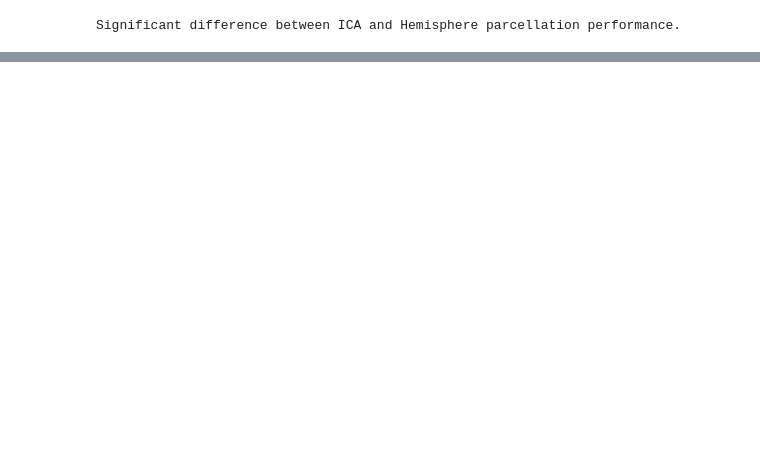
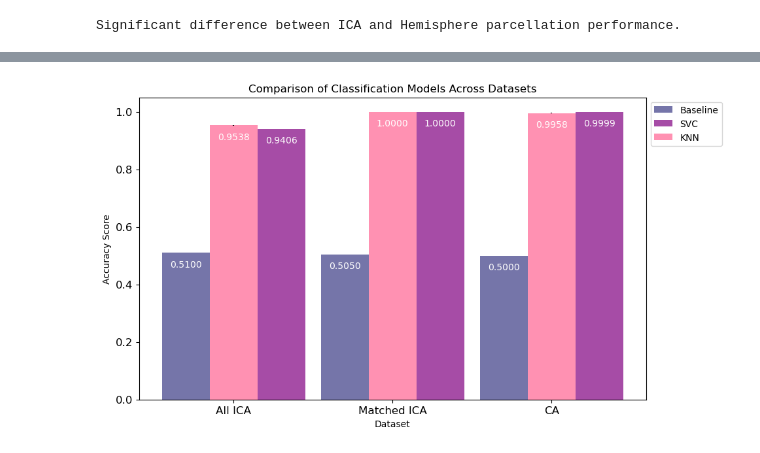
Before and after one commit to vickyli1015/Public-DSC180B-Functional-Connectivity-Project, a Jupyter notebook: comparing_data.ipynb, the cells around one changed output, grey strips where cells are left out. Cells and saved outputs as stored; diff of their text form; code cells hidden in the pictures; blank space fills up the shorter version.

Commit message:
new models

```diff
--- a/comparing_data.ipynb
+++ b/comparing_data.ipynb
@@ -62,0 +86,18 @@ else:
+# %%
+#matched ICA data
+svc_m = np.load('SVC_acc_matched.npy')
+knn_m = np.load('matched_data_knn.npy')
+embed_reg_m = np.load('embed_reg_matched.npy')
+knn_r_m = np.load('knn_reg_matched.npy')
+
+##ca data
+svc_ca = np.load('SVC_hem_data.npy')
+knn_ca = np.load('ca_data_knn.npy')
+embed_reg_ca = np.load('embed_reg_ca.npy')
+knn_r_ca = np.load('knn_reg_ca.npy')
+
+#ica all
+svc_all = np.load('SVC_acc_icaall.npy')
+knn_all = np.load('icaall_data_knn.npy')
+embed_reg_all = np.load('embed_reg_icaall.npy')
+knn_r_all = np.load('knn_reg_icaall.npy')
@@ -62,0 +229,55 @@ else:
+# %%
+import numpy as np
+import matplotlib.pyplot as plt
+import pandas as pd
+from scipy.stats import sem
+
+# Example data: Each row is a dataset, and values are results for that dataset
+np.random.seed(42)
+data1 =   np.vstack((svc_all, svc_m, svc_ca))# Simulated dataset results for Model 1
+data2 = np.vstack((knn_all[:, 2], knn_m[:, 2], knn_ca[:, 2]))  # Simulated dataset results for Model 2
+
+# Compute mean and standard error of the mean (SEM)
+mean1 = np.mean(data1, axis=1)
+std1 = sem(data1, axis=1)
+
+mean2 = np.mean(data2, axis=1)
+std2 = sem(data2, axis=1)
+
+# Fixed reference values at 0.5
+fixed_values = [0.51, 0.505, 0.5]#np.full(len(mean1), 0.5)
+
+# Plot settings
+n_datasets = len(mean1)
+bar_width = 0.3  # Adjust width to fit all bars
+x = np.arange(n_datasets)  # X positions for datasets
+
+fig, ax = plt.subplots(figsize=(10, 6))
+
+# Plot bars with error bars
+bars1 = ax.bar(x - bar_width, fixed_values, width=bar_width, alpha=0.6, color="midnightblue", label="Baseline")
+bars2 = ax.bar(x + bar_width, mean1, yerr=std1, width=bar_width, alpha=0.7, color="purple", label="SVC")
+bars3 = ax.bar(x, mean2, yerr=std2, width=bar_width, alpha=0.7, color=pink, label="KNN")
+# bars3 = ax.bar(x + bar_width, fixed_values, width=bar_width, alpha=0.6, color="blue", label="Fixed 0.5")
+
+# Add mean value annotations
+for bars in [bars1, bars2, bars3]:
+    for bar in bars:
+        height = bar.get_height()
+        ax.text(bar.get_x() + bar.get_width()/2, height - 0.05, f"{height:.4f}", ha='center', fontsize=10, fontweight="normal", color="white")
+
+# Formatting
+ax.set_xticks(x)
+ax.set_xticklabels([f"{i}" for i in ['All ICA', 'Matched ICA', 'CA']])
+ax.set_xlabel("Dataset")
+ax.set_ylabel("Accuracy Score")
+ax.set_title("Comparison of Classification Models Across Datasets")
+ax.legend(loc="upper left", bbox_to_anchor=(1, 1))  # Add legend outside
+ax.legend(loc="upper left", bbox_to_anchor=(1, 1))  # Add legend outside
+ax.tick_params(axis='both', labelsize=12)
+
+plt.show()
+
+fig.savefig('report/class_analysis.png', dpi=300, bbox_inches="tight")
+# %% [output]
+[figure, added]
```
Also changed, not shown: parts of 12 cells of this notebook, 2 other files.
